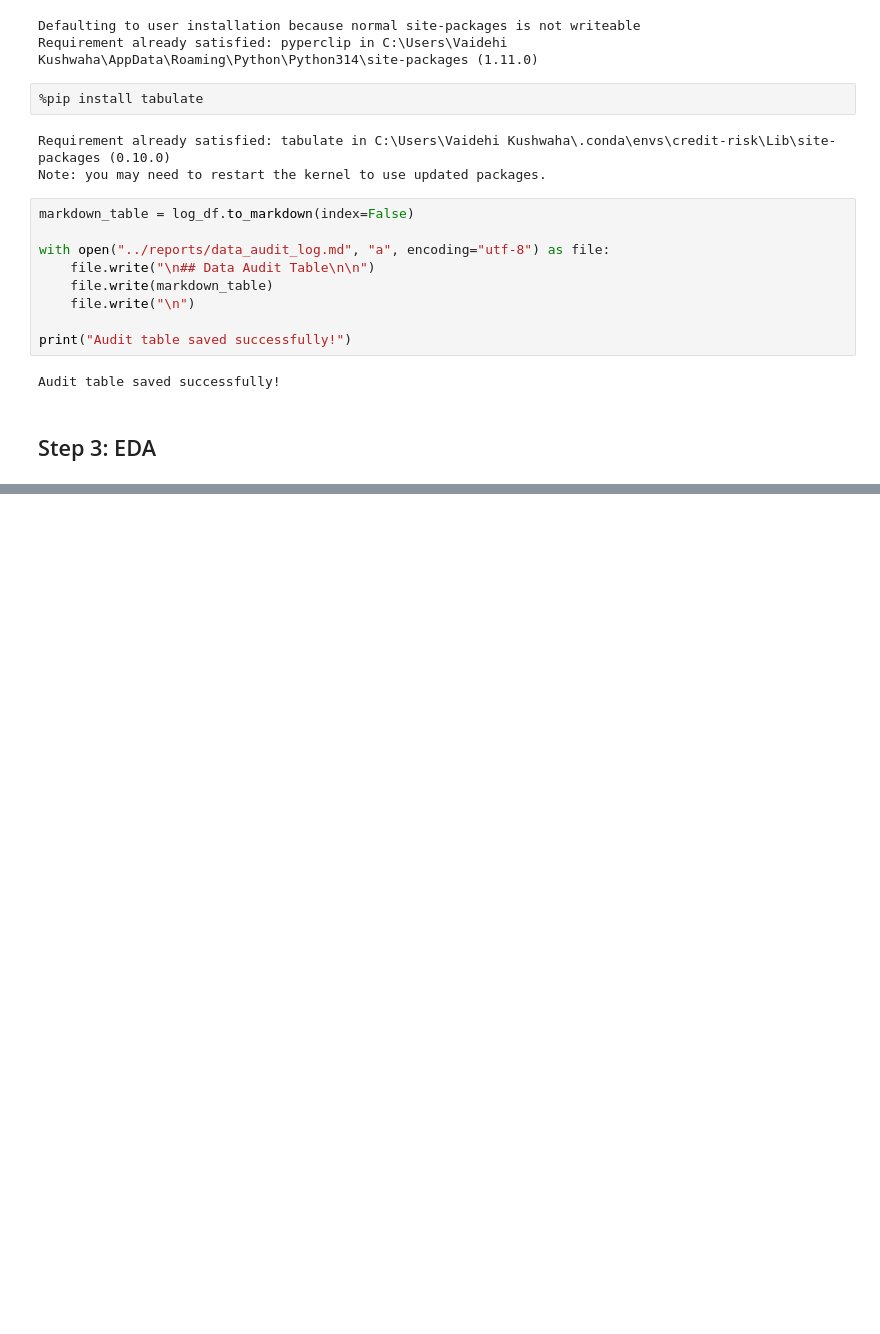
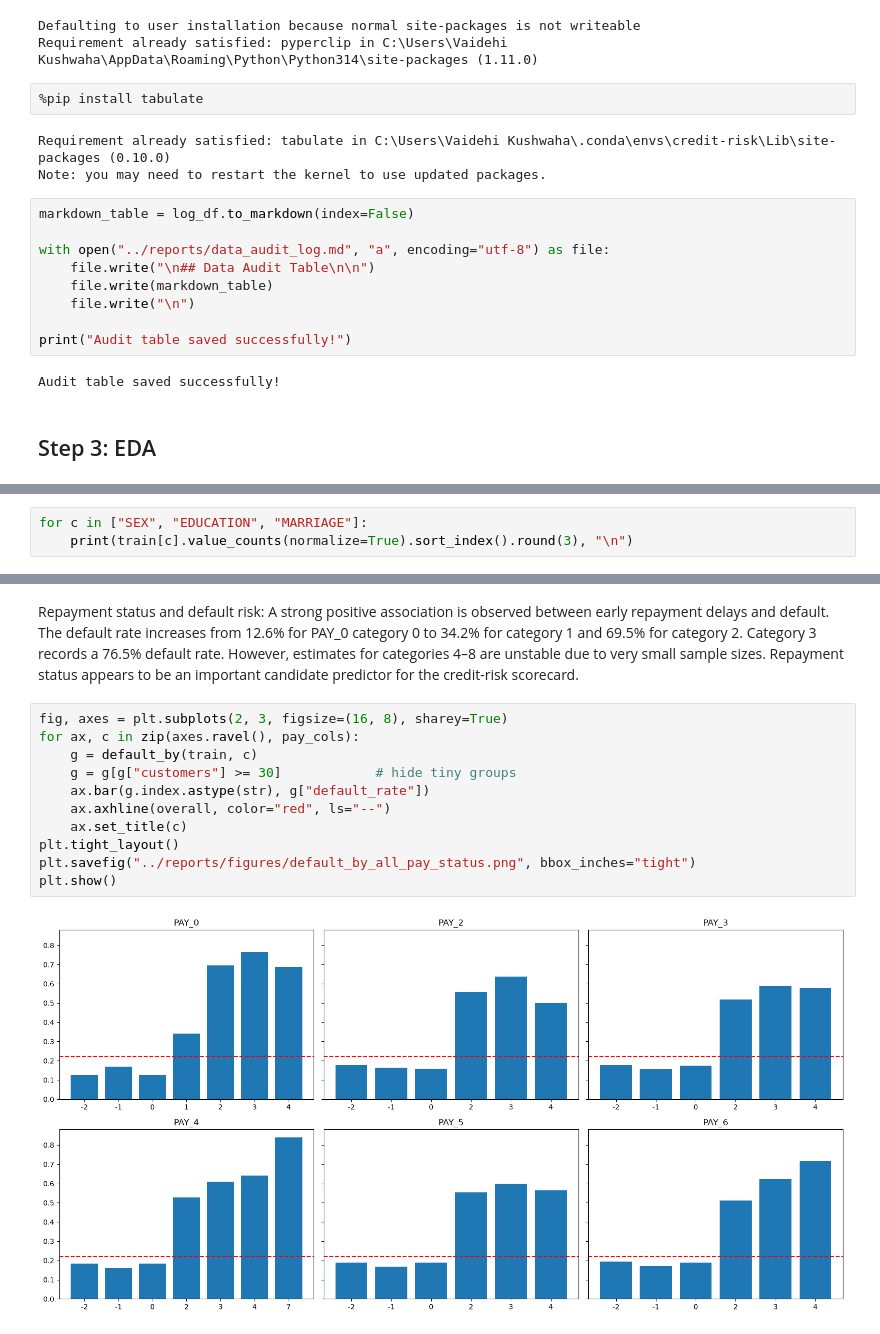
Before and after one commit to VaidehiKushwaha/credit-risk-scorecard-profit-optimization, a Jupyter notebook: notebooks/01_eda.ipynb, the cells around one changed output, grey strips where cells are left out. Cells and saved outputs as stored; diff of their text form; blank space fills up the shorter version.

```diff
--- a/notebooks/01_eda.ipynb
+++ b/notebooks/01_eda.ipynb
@@ -996,0 +1146,3 @@ Audit table saved successfully!
+# %%
+for c in ["SEX", "EDUCATION", "MARRIAGE"]:
+    print(train[c].value_counts(normalize=True).sort_index().round(3), "\n")
@@ -996,0 +1206,15 @@ Audit table saved successfully!
+# %% [markdown]
+Repayment status and default risk: A strong positive association is observed between early repayment delays and default. The default rate increases from 12.6% for PAY_0 category 0 to 34.2% for category 1 and 69.5% for category 2. Category 3 records a 76.5% default rate. However, estimates for categories 4–8 are unstable due to very small sample sizes. Repayment status appears to be an important candidate predictor for the credit-risk scorecard.
+# %%
+fig, axes = plt.subplots(2, 3, figsize=(16, 8), sharey=True)
+for ax, c in zip(axes.ravel(), pay_cols):
+    g = default_by(train, c)
+    g = g[g["customers"] >= 30]            # hide tiny groups
+    ax.bar(g.index.astype(str), g["default_rate"])
+    ax.axhline(overall, color="red", ls="--")
+    ax.set_title(c)
+plt.tight_layout()
+plt.savefig("../reports/figures/default_by_all_pay_status.png", bbox_inches="tight")
+plt.show()
+# %% [output]
+[figure, added]
```
Also changed, not shown: parts of 35 cells of this notebook, 12 other files.
